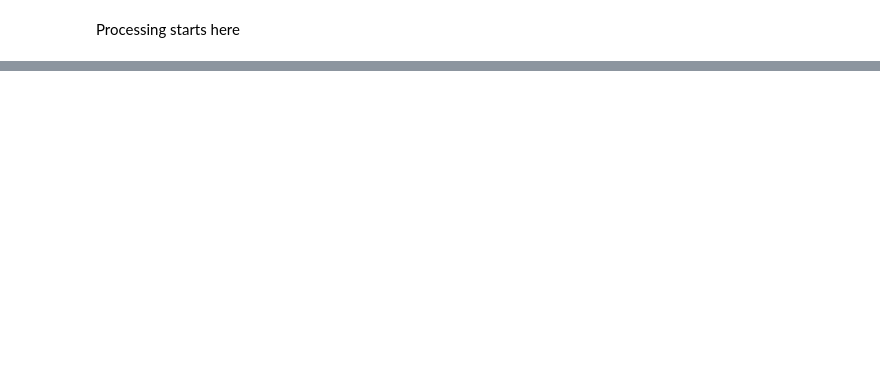
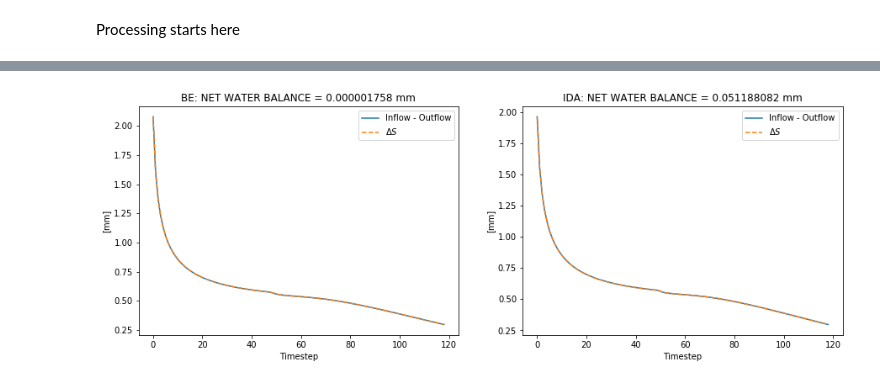
Before and after one commit to CH-Earth/laughTests, a Jupyter notebook: lt1_celia1990/plot_lt_celia1990.ipynb, the cells around one changed output, grey strips where cells are left out. Drawn from its saved outputs; the diff is of its cells as text; code cells hidden in the pictures; blank space fills up the shorter version.

Commit message:
added Celia water balance plots

```diff
--- a/lt1_celia1990/plot_lt_celia1990.ipynb
+++ b/lt1_celia1990/plot_lt_celia1990.ipynb
@@ -85,0 +124,39 @@ plt.savefig('img/lt1_celia1990.png');
+# %%
+def plot_waterBalance(ax, d_storage, inflow, outflow, title, inMM):
+
+    ax.plot(inflow - outflow, label=r'Inflow - Outflow')
+    ax.plot(d_storage, linestyle='--', label='$\Delta S$')
+    ax.legend()
+    ax.set_xlabel('Timestep')
+    if inMM:
+        titleUnit = 'mm'
+    else:
+        titleUnit = 'm'
+    ax.set_ylabel('['+titleUnit+']')
+    ax.set_title(title+'NET WATER BALANCE = {:10.9f} '.format((inflow - outflow - d_storage).sum().values)+titleUnit)
+
+    return
+# %%
+# Specify that we want [mm]
+inMM = 1
+# %%
+# Backward Euler results
+sim_path = Path("./output")
+sim_name = 'celia1990_test_wb_timestep.nc'
+d_storage_be, inflow_be, outflow_be = components_waterBalance(sim_name, inMM)
+# %%
+# IDA results
+sim_name = "celia1990_output_timestep.nc"
+sim_name = 'celia1990_output_testSumma_timestep.nc'
+d_storage_ida, inflow_ida, outflow_ida = components_waterBalance(sim_name, inMM)
+# %%
+# Plot
+fig,ax = plt.subplots(1,2,figsize=(15,5))
+
+plot_waterBalance(ax[0],d_storage_be, inflow_be, outflow_be, 'BE: ', inMM)
+plot_waterBalance(ax[1],d_storage_ida,inflow_ida,outflow_ida,'IDA: ', inMM)
+
+# save
+plt.savefig('celia_water_balance_comparison_new.png')
+# %% [output]
+[figure, added]
```
Also changed, not shown: parts of 20 cells of this notebook, 3 other files.
